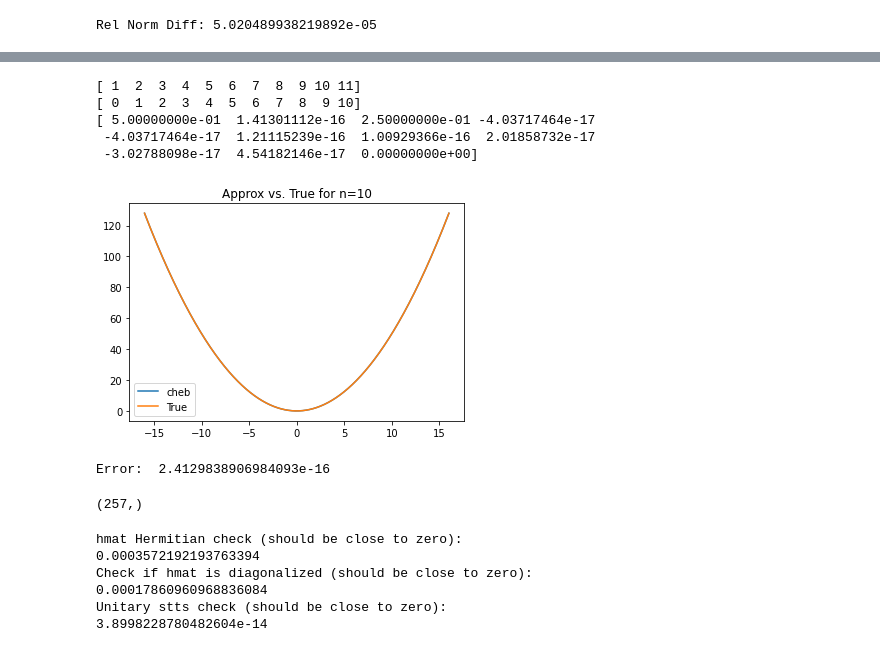
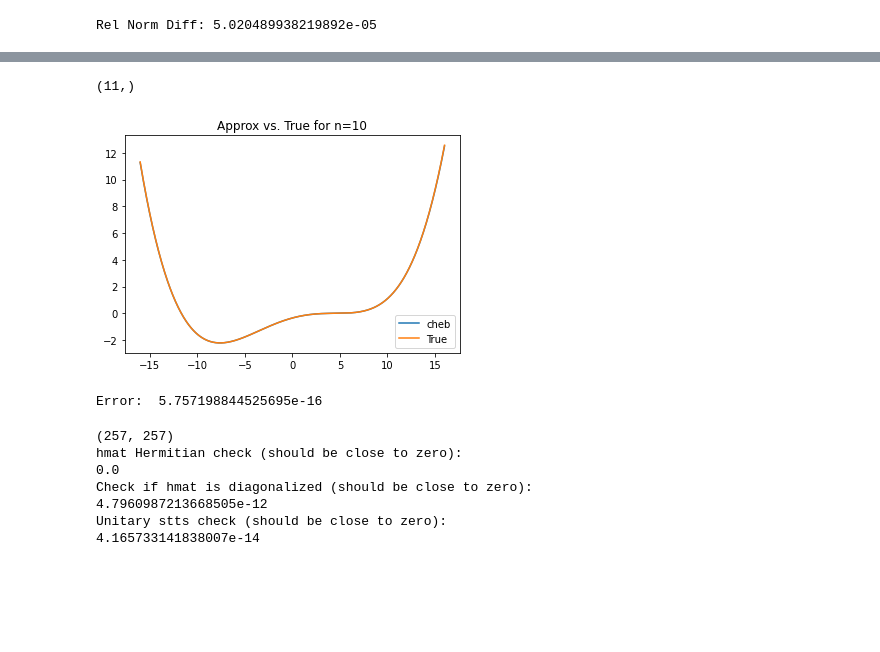
Before and after one commit to kbcollins/tdse, a Jupyter notebook: chebyshev/forward-tdse-cheb.ipynb, the cells around one changed output, grey strips where cells are left out. Cells and saved outputs as stored; diff of their text form; code cells hidden in the pictures; blank space fills up the shorter version.

```diff
--- a/chebyshev/forward-tdse-cheb.ipynb
+++ b/chebyshev/forward-tdse-cheb.ipynb
@@ -25,11 +25,11 @@ FtoRmat = (1 / np.sqrt(2 * L)) * np.exp(1j * np.pi * np.outer(Fnvec, xvec) / L)
 
 def v(x):
     # dimensionless quantum harmonic oscillator potential
-    return 0.5 * x**2
+    # return 0.5 * x**2
     # rescaled symmetric double well potential
     # return 0.0025*(x**2 - 25)**2
     # scaled asymmetric double well potential
-    # return 0.0003*((x-3)**4 + 10*(x-5)**3)
+    return 0.0003*((x-3)**4 + 10*(x-5)**3)
     # soft coulomb potential
     # return -1 / np.sqrt(x**2 + 0.25)
 
@@ -138,12 +149,13 @@ toeindx = ((-1) * np.arange(0, ntoeelms)).reshape(ntoeelms, 1) + [np.arange(ntoe
 # (this is constant for a given system)
 kmat = np.diag(np.arange(-nF, nF + 1)**2 * np.pi**2 / (2 * L**2))
 
-# store the Fourier series coefficients for n-m=0 to n-m=2*nmax
-# as a vector can can be used to construct a toeplitz matrix
-Fvtoerow = Fvvec * (-1)**np.arange(ntoeelms)
-Fvtoevec = np.concatenate([np.flipud(Fvtoerow.conj()), Fvtoerow[1:]])
-# make potential matrix from Fvtoevec
-Fvmat = Fvtoevec[toeindx]
+def vrndpert(x):
+    return v(x) + (10) * np.random.default_rng(1234).random(len(x)) - 5
+
+# build potential matrix
+# Fvmat = mkvmatfft(v)
+Fvmat = mkvmatfft(vrndpert)
+# Fvmat = mkvmatquad(v)
 
 # construct the Hamiltonian matrix representation of the
 # Hamiltonian operator in the Fourier basis
@@ -264,61 +276,41 @@ def g(k):
     return v(np.cos(theta(k)))
 
 kvec = np.arange(1, nC + 2)
-print(kvec)
 Cnvec = np.arange(0, nC + 1)
-print(Cnvec)
 
 # compute Chebyshev coefficients
 Cvec = 2 / (nC + 1) * np.sum(g(kvec) * np.cos(Cnvec[..., np.newaxis] * theta(kvec)), axis=1)
-print(Cvec)
+print(Cvec.shape)
 
 # reconstruct function from Chebyshev coefficients
-def cheb2x(x):
+# this function expects x to be a vector
+def chebtoxvec(x):
     rtn = np.zeros_like(x)
     for i in range(len(x)):
         chebvec = sps.eval_chebyt(Cnvec, x[i])
         chebvec[0] = chebvec[0] * 0.5
         chebvec[-1] = chebvec[-1] * 0.5
         rtn[i] = Cvec @ chebvec
     return rtn
 
 # plot reconstruction vs truth
-plt.plot(xvec, cheb2x(xvec), label='cheb')
+plt.plot(xvec, chebtoxvec(xvec), label='cheb')
 plt.plot(xvec, vxvec, label='True')
-plt.title('Approx vs. True for n=10')
+# plt.ylim(-3, 0)
+plt.title(f'Approx vs. True for n={nC}')
 plt.legend()
 plt.show()
 
 # compute norm error between reconstruction and truth
 def errintgrd(x):
     chebvec = sps.eval_chebyt(Cnvec, x)
     chebvec[0] = chebvec[0] * 0.5
     chebvec[-1] = chebvec[-1] * 0.5
     vhat = Cvec @ chebvec
     return (vhat - v(x))**2
 
 print('Error: ', np.sqrt(si.quad(errintgrd, -1, 1, )[0]))
 # %% [output]
-[ 1  2  3  4  5  6  7  8  9 10 11]
-[ 0  1  2  3  4  5  6  7  8  9 10]
-[ 5.00000000e-01  1.41301112e-16  2.50000000e-01 -4.03717464e-17
- -4.03717464e-17  1.21115239e-16  1.00929366e-16  2.01858732e-17
- -3.02788098e-17  4.54182146e-17  0.00000000e+00]
+(11,)
-[figure, old version]
+[figure, new version]
-Error:  2.4129838906984093e-16
+Error:  5.757198844525695e-16
-# %%
-# compute v(x) at given a x and a set of Chebyshev coefficients
-def vCtovx(x):
-    chebvec = sps.eval_chebyt(Cnvec, x)
-    chebvec[0] = chebvec[0] * 0.5
-    chebvec[-1] = chebvec[-1] * 0.5
-    vx = Cvec @ chebvec
-    return vx
-
-def Fintgrnd(x, fn):
-    return np.exp(-1j * np.pi * Fnvec * x / L) / np.sqrt(2 * L) * fn(x)
-
-FCvvec = si.quad_vec(Fintgrnd, -L, L, args=(vCtovx))[0]
-print(FCvvec.shape)
-# %% [output]
-(257,)
@@ -325,10 +325,7 @@ print(FCvvec.shape)
 # %%
-# store the Fourier coefficients as a vector
-# that can be used to construct a toeplitz matrix
-Cvtoerow = FCvvec * (-1)**np.arange(ntoeelms)
-Cvtoevec = np.concatenate([np.flipud(Cvtoerow.conj()), Cvtoerow[1:]])
-# make potential matrix from Fvtoevec
-Cvmat = Cvtoevec[toeindx]
+Cvmat = mkvmatfft(chebtoxvec)
+# Cvmat = mkvmatquad(chebtox)
+print(Cvmat.shape)
 
 # construct the Hamiltonian matrix representation of the
 # Hamiltonian operator in the Fourier basis
@@ -349,12 +346,13 @@ print('Check if hmat is diagonalized (should be close to zero):', nl.norm(Chmat
 # check if the eigenstates are unitary
 print('Unitary stts check (should be close to zero):', nl.norm(Cstts @ Cstts.conj().T - np.eye(2 * nF + 1)), sep='\n')
 # %% [output]
+(257, 257)
 hmat Hermitian check (should be close to zero):
-0.0003572192193763394
+0.0
 Check if hmat is diagonalized (should be close to zero):
-0.00017860960968836084
+4.7960987213668505e-12
 Unitary stts check (should be close to zero):
-3.8998228780482604e-14
+4.165733141838007e-14
 # %%
 # make the propagator matrix
 Cpropa = Cstts @ np.diag(np.exp(-1j * Cspc * dt)) @ Cstts.conj().T
```
Also changed, not shown: parts of 14 cells of this notebook, 1 other file.
